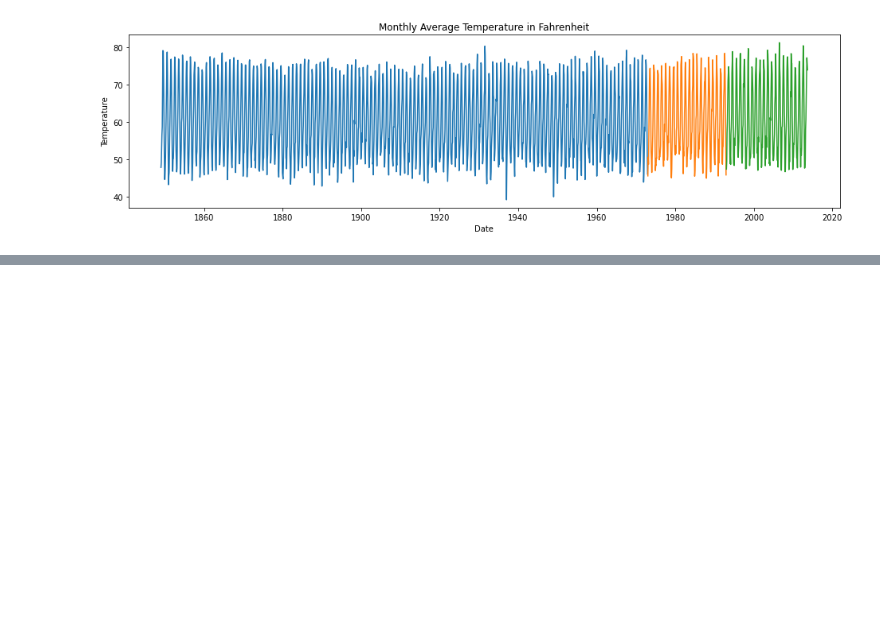
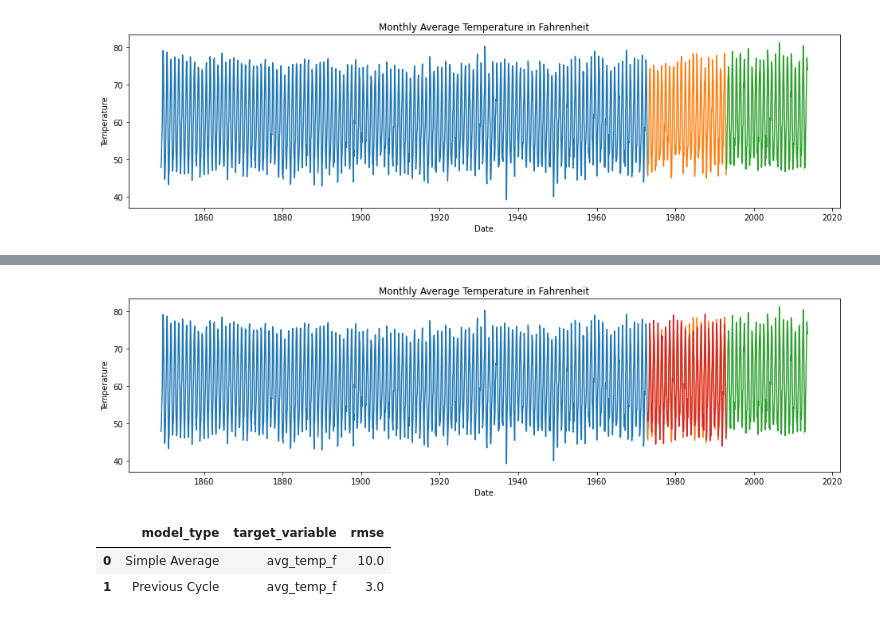
Before and after one commit to jeffakins/time_series, a Jupyter notebook: timeseries_mini_project.ipynb, the cells around one changed output, grey strips where cells are left out. Saved outputs shown, nothing was run; the diff lists cells and outputs as text; code cells hidden in the pictures; blank space fills up the shorter version.

```diff
--- a/timeseries_mini_project.ipynb
+++ b/timeseries_mini_project.ipynb
@@ -295,0 +318,6 @@ plt.show()
+# %%
+# take the values for each day in 1972 and add the average yoy (y/y) difference to be our forecast for 1973.
+# yhat_df = pd.DataFrame(columns = ['index', 'temp'])
+yhat_df = train.avg_temp_f[train.dt.dt.year == 1953] + train.avg_temp_f.diff(12).mean()
+for i in range(1,20):
+    yhat_df = yhat_df.append(train.avg_temp_f[train.dt.dt.year == (1953+i)] + train.avg_temp_f.diff(12).mean())
@@ -295,0 +360,6 @@ plt.show()
+# %%
+# set yhat_df to index of validate
+yhat_df = pd.DataFrame(yhat_df)
+yhat_df = yhat_df.set_index(validate.index)
+# %%
+yhat_df = yhat_df.join(validate.dt)
@@ -295,0 +386,13 @@ plt.show()
+# %%
+# plot the data points, color by train, validate, test, yhat
+plt.figure(figsize=(16, 4))
+sns.lineplot(x="dt", y="avg_temp_f", data=train)
+sns.lineplot(x="dt", y="avg_temp_f", data=validate)
+sns.lineplot(x="dt", y="avg_temp_f", data=test)
+sns.lineplot(x="dt", y="avg_temp_f", data=yhat_df)
+plt.xlabel('Date')
+plt.ylabel('Temperature')
+plt.title('Monthly Average Temperature in Fahrenheit')
+plt.show()
+# %% [output]
+[figure, added]
@@ -295,0 +401,6 @@ plt.show()
+# %%
+eval_df
+# %% [output]
+|  | model_type | target_variable | rmse |
+| 0 | Simple Average | avg_temp_f | 10.0 |
+| 1 | Previous Cycle | avg_temp_f | 3.0 |
```
Also changed, not shown: parts of 9 cells of this notebook.
